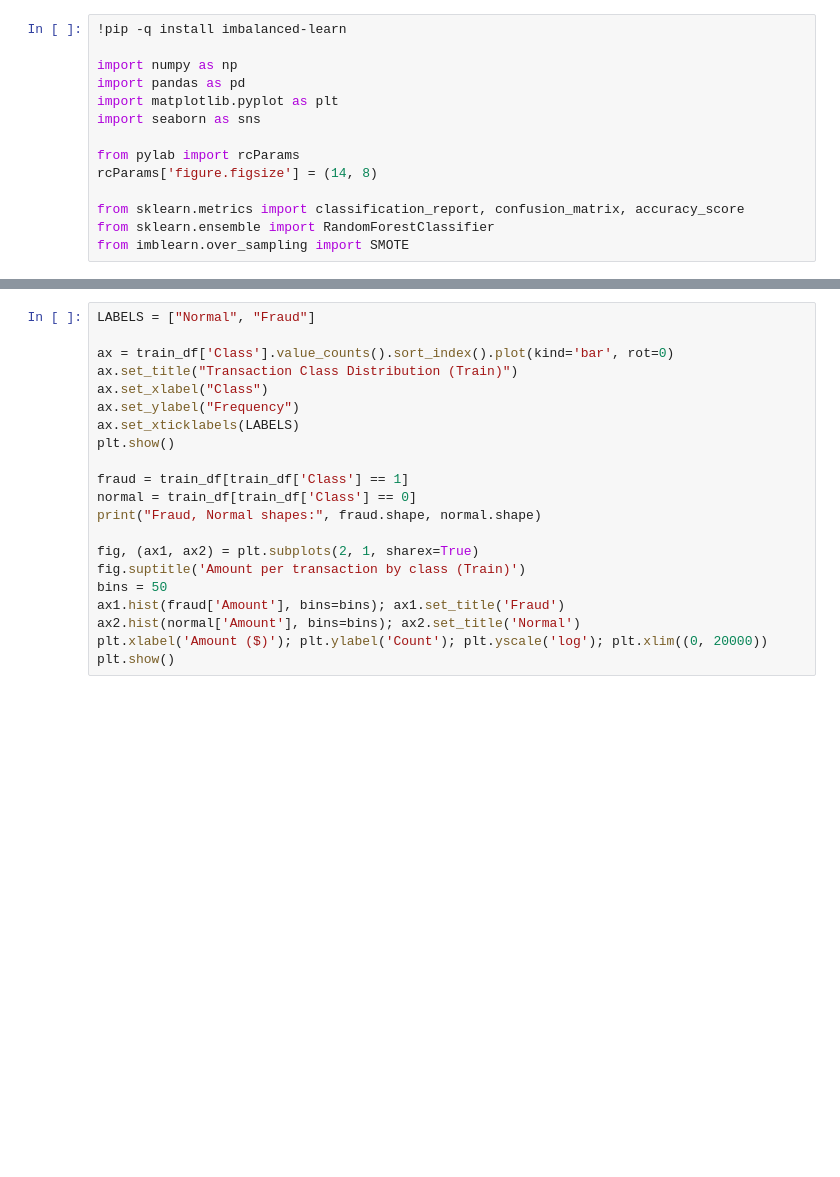
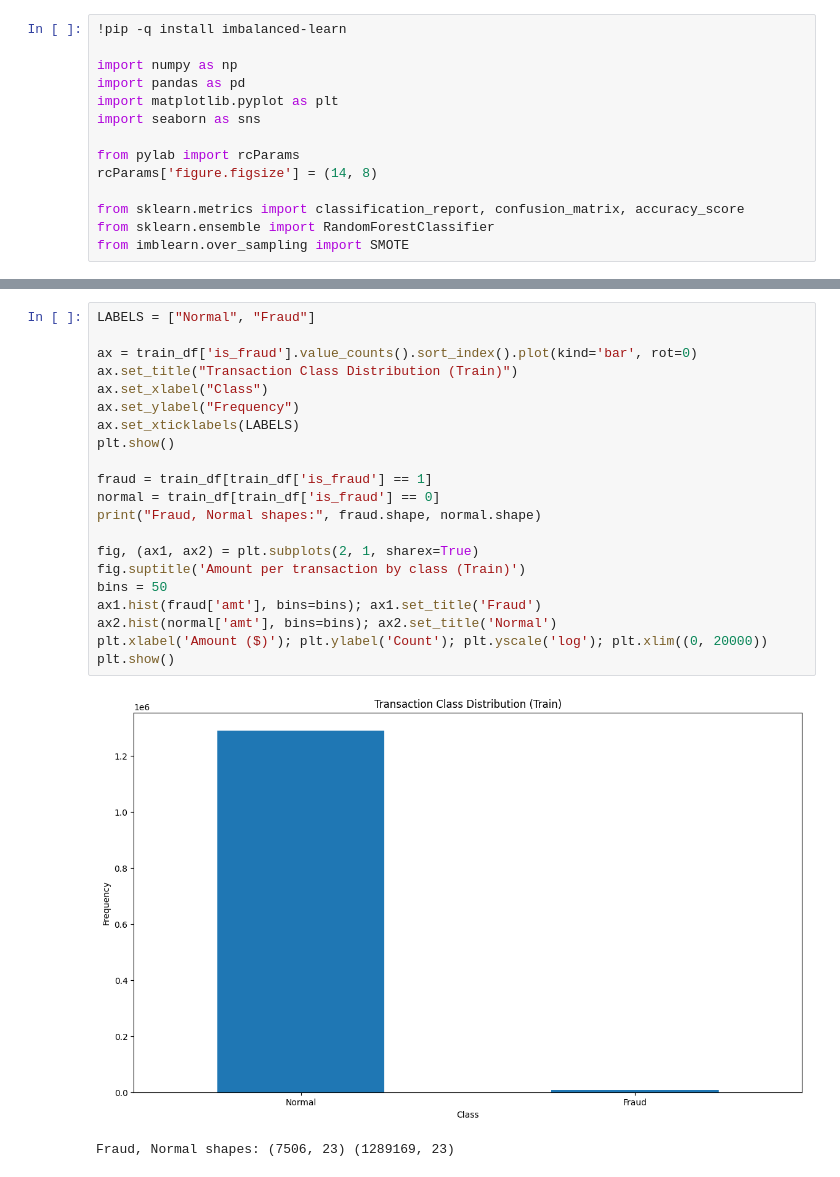
Before and after one commit to Aditya17-bot/Fraud_detection, a Jupyter notebook: fraud.ipynb, the cells around one changed output, grey strips where cells are left out. Saved outputs shown, nothing was run; the diff lists cells and outputs as text; blank space fills up the shorter version.

```diff
--- a/fraud.ipynb
+++ b/fraud.ipynb
@@ -50,21 +85,24 @@ print("Processed test shape:", X_test_processed.shape)
 # %%
 LABELS = ["Normal", "Fraud"]
 
-ax = train_df['Class'].value_counts().sort_index().plot(kind='bar', rot=0)
+ax = train_df['is_fraud'].value_counts().sort_index().plot(kind='bar', rot=0)
 ax.set_title("Transaction Class Distribution (Train)")
 ax.set_xlabel("Class")
 ax.set_ylabel("Frequency")
 ax.set_xticklabels(LABELS)
 plt.show()
 
-fraud = train_df[train_df['Class'] == 1]
-normal = train_df[train_df['Class'] == 0]
+fraud = train_df[train_df['is_fraud'] == 1]
+normal = train_df[train_df['is_fraud'] == 0]
 print("Fraud, Normal shapes:", fraud.shape, normal.shape)
 
 fig, (ax1, ax2) = plt.subplots(2, 1, sharex=True)
 fig.suptitle('Amount per transaction by class (Train)')
 bins = 50
-ax1.hist(fraud['Amount'], bins=bins); ax1.set_title('Fraud')
-ax2.hist(normal['Amount'], bins=bins); ax2.set_title('Normal')
+ax1.hist(fraud['amt'], bins=bins); ax1.set_title('Fraud')
+ax2.hist(normal['amt'], bins=bins); ax2.set_title('Normal')
 plt.xlabel('Amount ($)'); plt.ylabel('Count'); plt.yscale('log'); plt.xlim((0, 20000))
 plt.show()
+# %% [output]
+[figure, added]
+Fraud, Normal shapes: (7506, 23) (1289169, 23)
```
Also changed, not shown: parts of 15 cells of this notebook.
